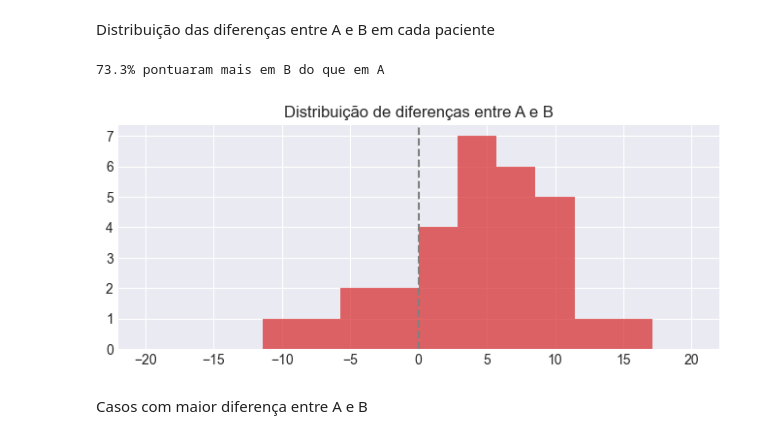
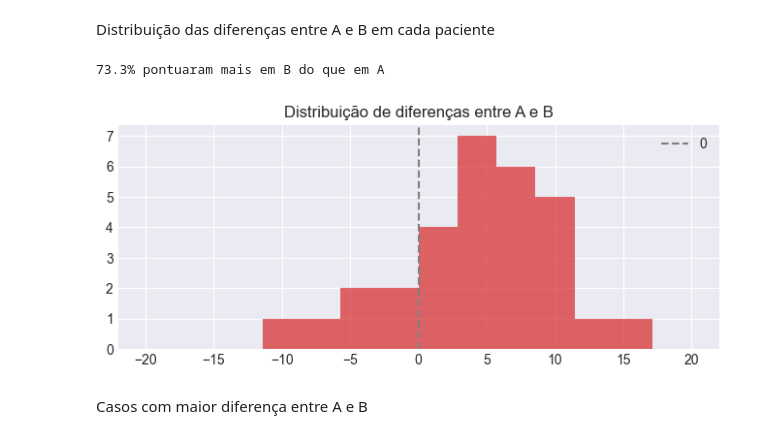
Before and after one commit to cabrau/tdah-drug-dependency, a Jupyter notebook: tdah.ipynb, the cells around one changed output. Drawn from its saved outputs; the diff is of its cells as text; code cells hidden in the pictures.

```diff
--- a/tdah.ipynb
+++ b/tdah.ipynb
@@ -195,17 +157,18 @@ Distribuição das diferenças entre A e B em cada paciente
 # %%
 b_minus_a = df['TOTAL B'] - df['TOTAL A']
 b_greater_than_a = (b_minus_a>0).sum()*100/len(b_minus_a)
 print(f'{b_greater_than_a:.1f}% pontuaram mais em B do que em A')
 # hist
 bin_range = np.linspace(-20, 20, 15)
 fig,ax = plt.subplots(figsize=(8,3))
 plt.title('Distribuição de diferenças entre A e B')
 plt.hist(b_minus_a, bins = bin_range, alpha=0.7, color = 'C3')
-ax.vlines(0, ymin = 0, ymax = 1, color = 'grey', linestyle = '--',transform=ax.get_xaxis_transform())
+ax.vlines(0, ymin = 0, ymax = 1, color = 'grey', linestyle = '--',transform=ax.get_xaxis_transform(), label = '0')
+plt.legend()
 plt.show()
 # %% [output]
 73.3% pontuaram mais em B do que em A
-[figure, old version]
+[figure, new version]
 # %% [markdown]
 Casos com maior diferença entre A e B
 # %%
```
Also changed, not shown: parts of 38 cells of this notebook.
